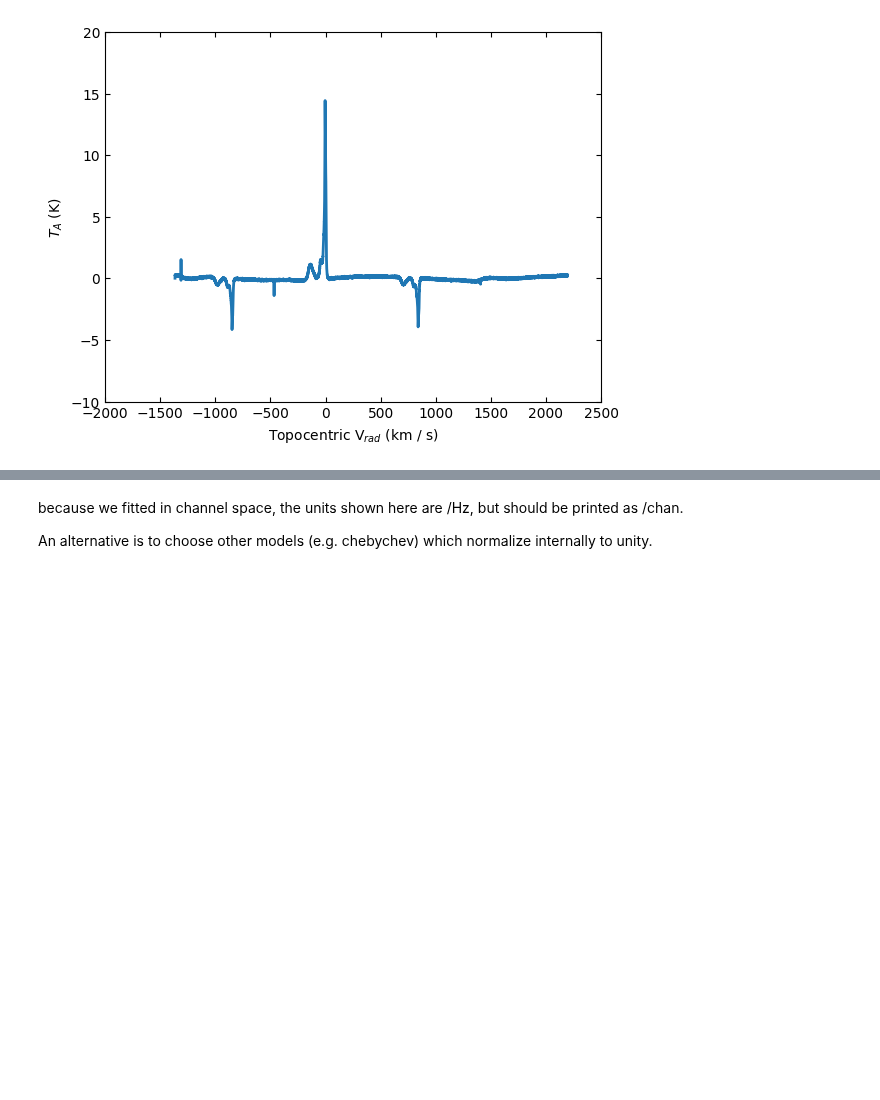
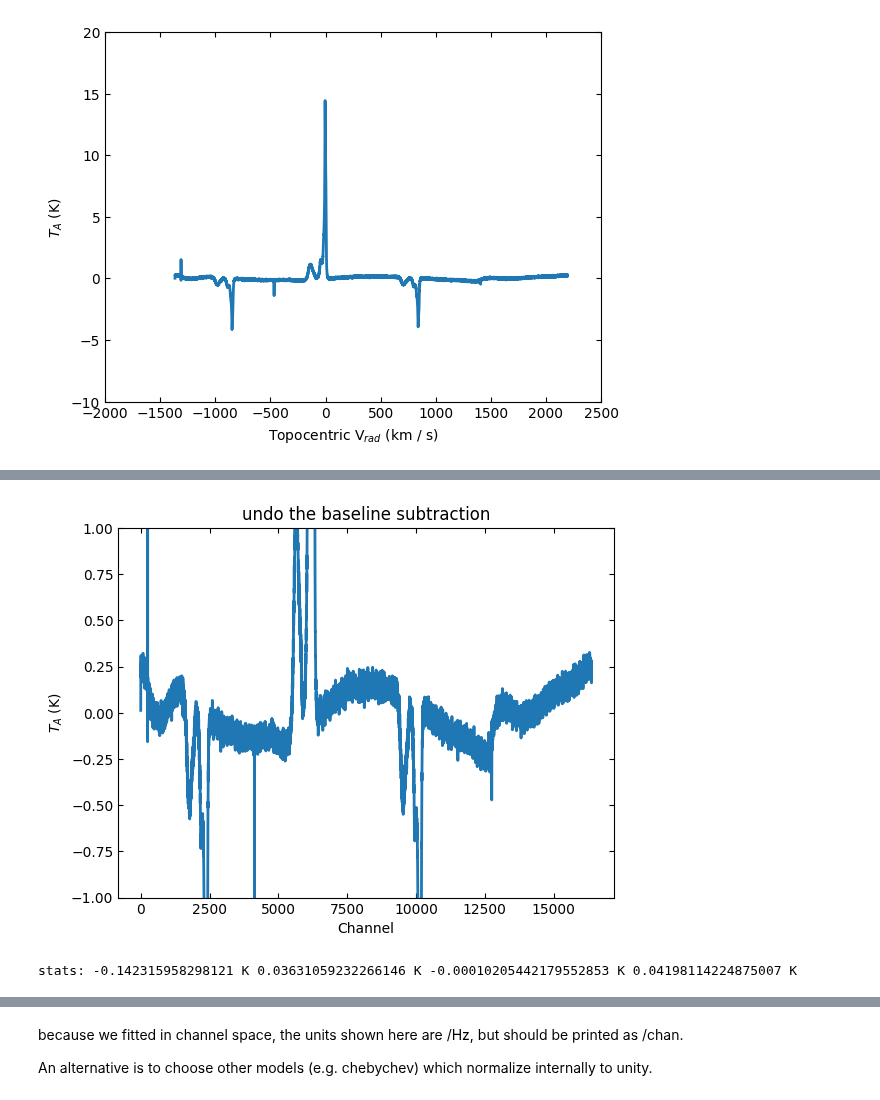
Before and after one commit to GreenBankObservatory/dysh, a Jupyter notebook: notebooks/examples/frequencyswitch.ipynb, the cells around one changed output, grey strips where cells are left out. Drawn from its saved outputs; the diff is of its cells as text; code cells hidden in the pictures; blank space fills up the shorter version.

```diff
--- a/notebooks/examples/frequencyswitch.ipynb
+++ b/notebooks/examples/frequencyswitch.ipynb
@@ -86,0 +103,7 @@ print(ta.baseline_model)
+# %%
+ta.undo_baseline()
+ta.plot(xaxis_unit="chan",yaxis_unit="K",ymin=-1,ymax=1, title='undo the baseline subtraction')
+rolled_stats(ta.flux[4200:5300])
+# %% [output]
+[figure, added]
+stats: -0.142315958298121 K 0.03631059232266146 K -0.00010205442179552853 K 0.04198114224875007 K
```
Also changed, not shown: parts of 20 cells of this notebook.
